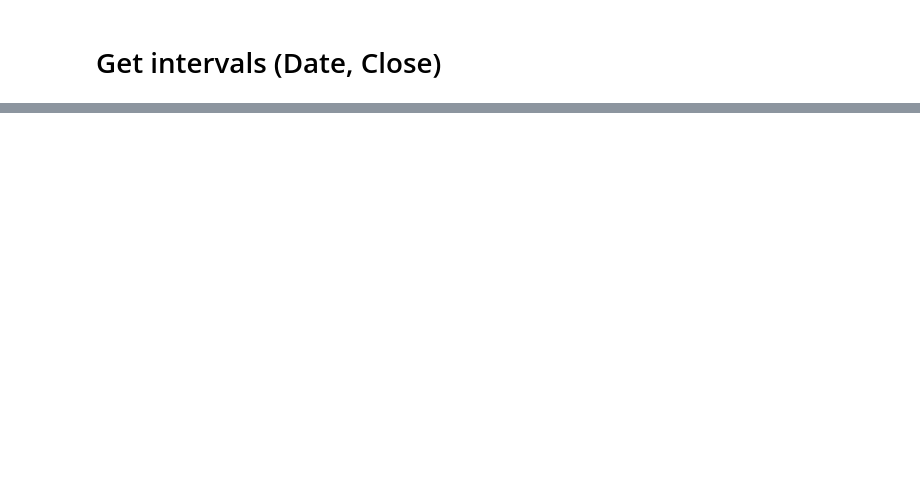
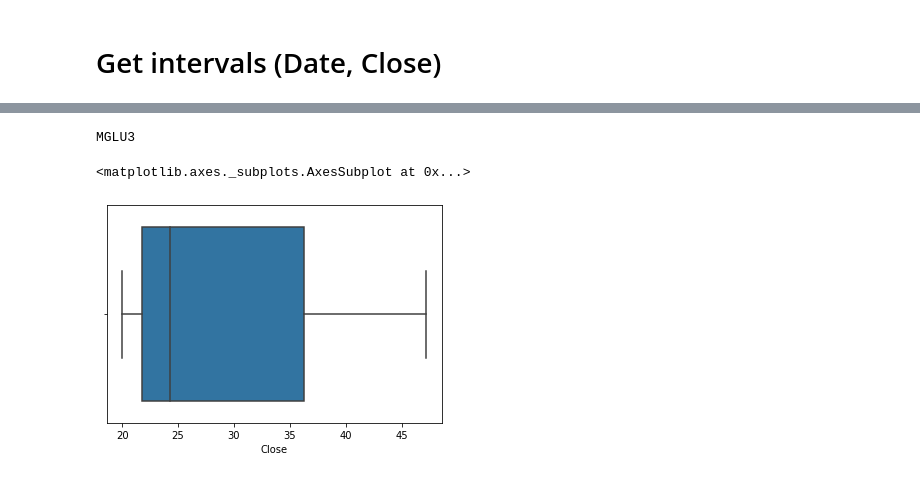
Before and after one commit to scsin/-stock_analysis, a Jupyter notebook: wtd_api.ipynb, the cells around one changed output, grey strips where cells are left out. Saved outputs shown, nothing was run; the diff lists cells and outputs as text; code cells hidden in the pictures; blank space fills up the shorter version.

```diff
--- a/wtd_api.ipynb
+++ b/wtd_api.ipynb
@@ -115,0 +150,7 @@ MGLU3
+# %%
+print(stock)
+sns.boxplot(stock_csv_load.Close)
+# %% [output]
+MGLU3
+<matplotlib.axes._subplots.AxesSubplot at 0x...>
+[figure, added]
```
Also changed, not shown: parts of 12 cells of this notebook.
